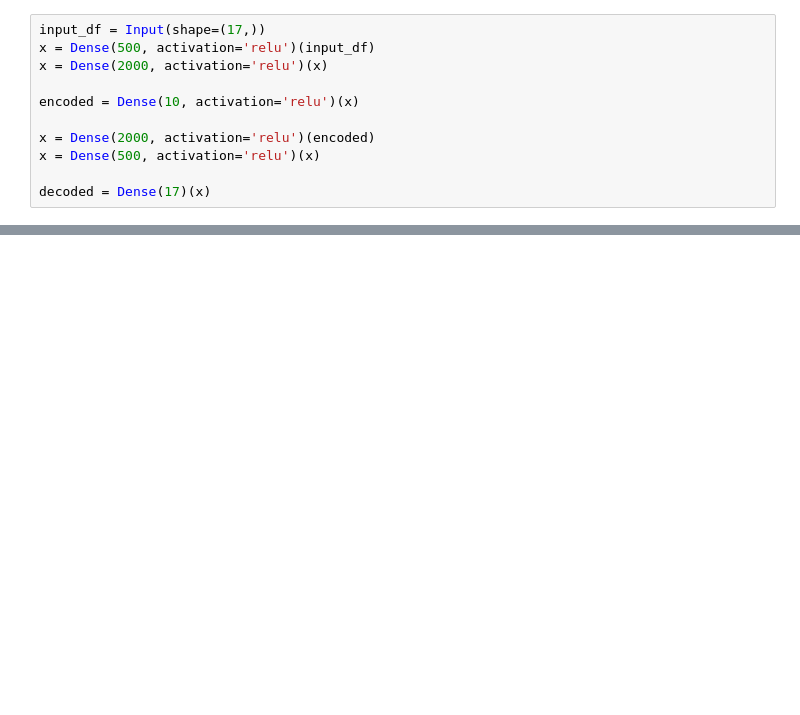
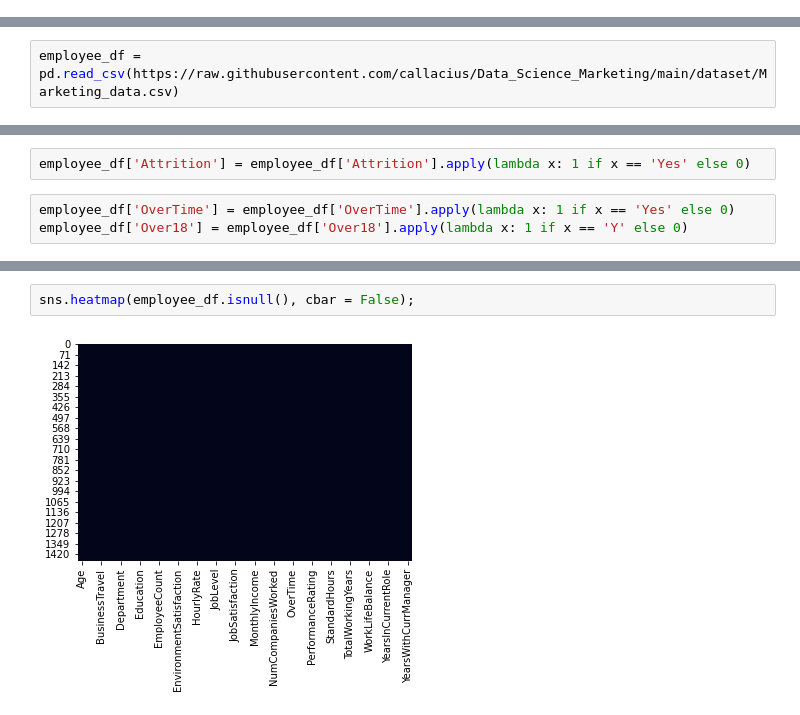
Before and after one commit to callacius/Data_Science_Marketing, a Jupyter notebook: Departamento_de_Marketing.ipynb, the cells around one changed output, grey strips where cells are left out. Drawn from its saved outputs; the diff is of its cells as text; blank space fills up the shorter version.

```diff
--- a/Departamento_de_Marketing.ipynb
+++ b/Departamento_de_Marketing.ipynb
@@ -424,11 +0,0 @@ from tensorflow.keras.models import Model
-# %%
-input_df = Input(shape=(17,))
-x = Dense(500, activation='relu')(input_df)
-x = Dense(2000, activation='relu')(x)
-
-encoded = Dense(10, activation='relu')(x)
-
-x = Dense(2000, activation='relu')(encoded)
-x = Dense(500, activation='relu')(x)
-
-decoded = Dense(17)(x)
@@ -575,0 +14,2 @@ df_cluster_ordered.to_excel('cluster_ordereded.xls')
+# %%
+employee_df = pd.read_csv(https://raw.githubusercontent.com/callacius/Data_Science_Marketing/main/dataset/Marketing_data.csv)
@@ -575,0 +63,5 @@ df_cluster_ordered.to_excel('cluster_ordereded.xls')
+# %%
+employee_df['Attrition'] = employee_df['Attrition'].apply(lambda x: 1 if x == 'Yes' else 0)
+# %%
+employee_df['OverTime'] = employee_df['OverTime'].apply(lambda x: 1 if x == 'Yes' else 0)
+employee_df['Over18'] = employee_df['Over18'].apply(lambda x: 1 if x == 'Y' else 0)
@@ -575,0 +77,4 @@ df_cluster_ordered.to_excel('cluster_ordereded.xls')
+# %%
+sns.heatmap(employee_df.isnull(), cbar = False);
+# %% [output]
+[figure, added]
```
Also changed, not shown: parts of 177 cells of this notebook.
